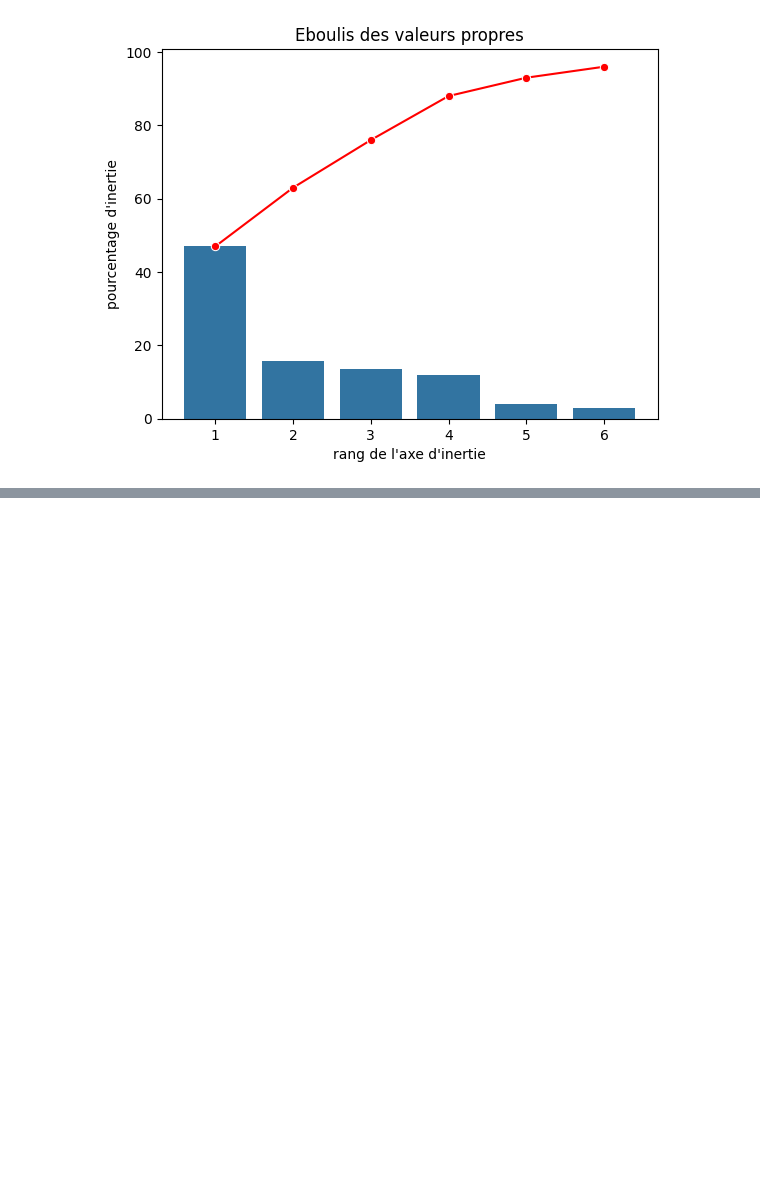
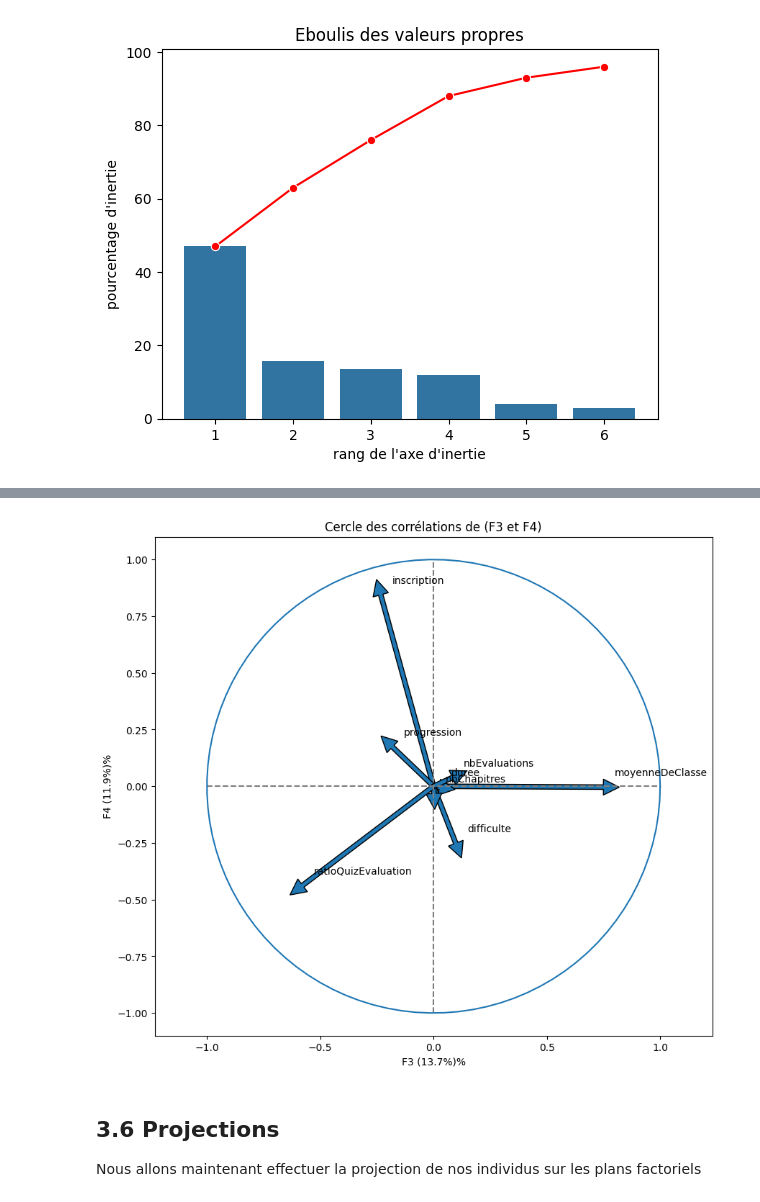
Before and after one commit to Harlequelrah/openclassroom_data_analysis, a Jupyter notebook: project/tp.ipynb, the cells around one changed output, grey strips where cells are left out. Cells and saved outputs as stored; diff of their text form; code cells hidden in the pictures; blank space fills up the shorter version.

```diff
--- a/project/tp.ipynb
+++ b/project/tp.ipynb
@@ -260,0 +430,7 @@ plt.show()
+# %%
+correlation_graph(x_y=(2,3),pcs=pcs,exp_var_ratio=exp_var_ratio)
+# %% [output]
+[figure, added]
+# %% [markdown]
+## 3.6 Projections
+Nous allons maintenant effectuer la projection de nos individus sur les plans factoriels
```
Also changed, not shown: parts of 21 cells of this notebook, 3 other files.
